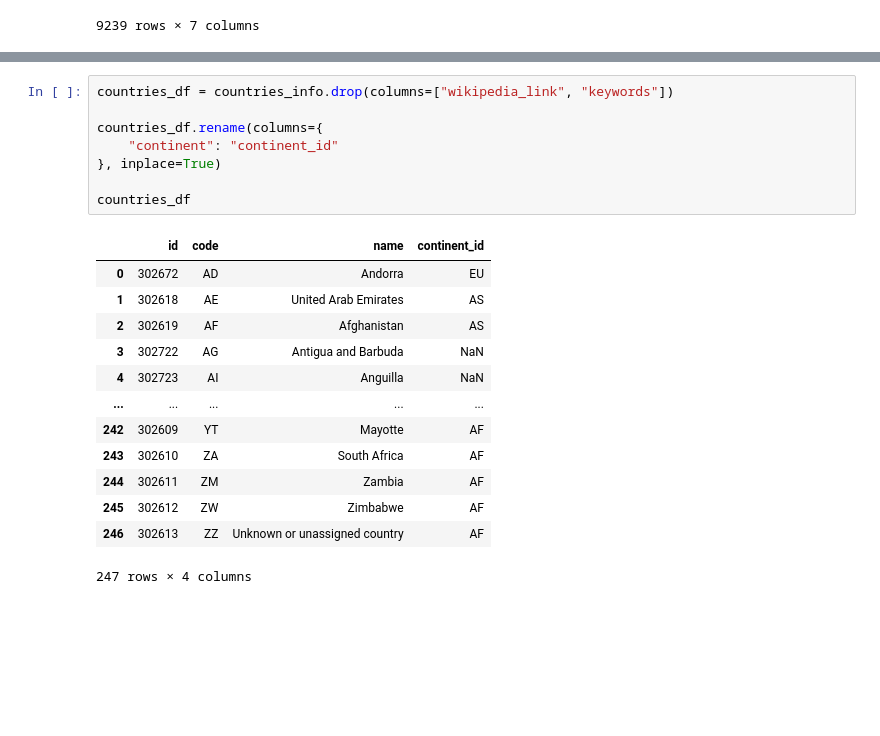
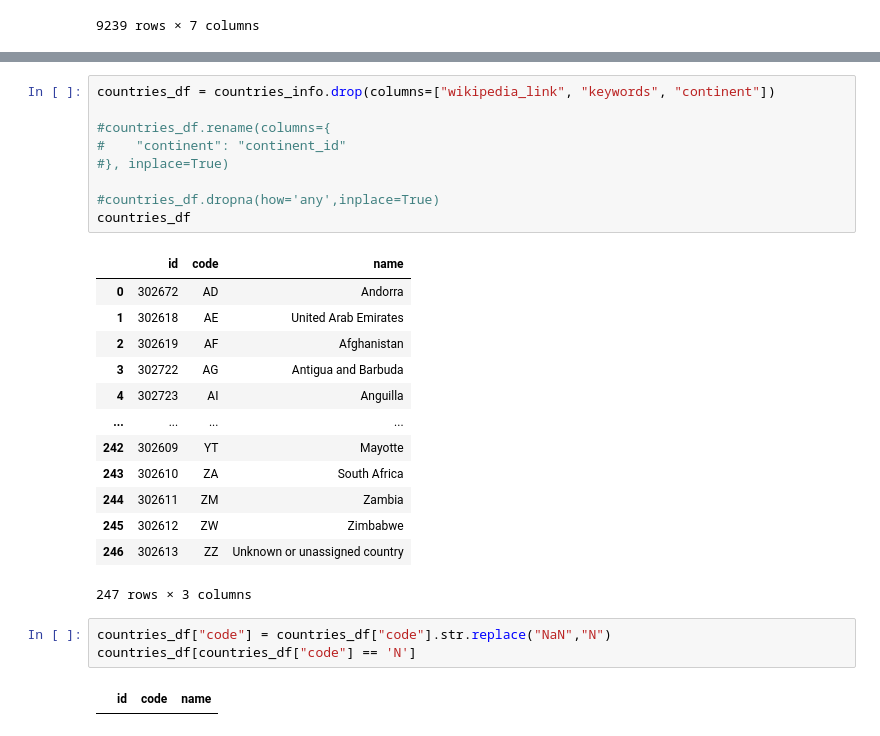
Before and after one commit to pete6184/ETL_Flight_Traffic_Info, a Jupyter notebook: Untitled.ipynb, the cells around one changed output, grey strips where cells are left out. Cells and saved outputs as stored; diff of their text form; blank space fills up the shorter version.

```diff
--- a/Untitled.ipynb
+++ b/Untitled.ipynb
@@ -80,22 +94,28 @@ new_customer_location_df.to_sql(name='customer_location', con=engine, if_exists=
 # %%
-countries_df = countries_info.drop(columns=["wikipedia_link", "keywords"])
+countries_df = countries_info.drop(columns=["wikipedia_link", "keywords", "continent"])
 
-countries_df.rename(columns={
-    "continent": "continent_id"
-}, inplace=True)
+#countries_df.rename(columns={
+#    "continent": "continent_id"
+#}, inplace=True)
 
+#countries_df.dropna(how='any',inplace=True)
 countries_df
 # %% [output]
-|  | id | code | name | continent_id |
-| 0 | 302672 | AD | Andorra | EU |
-| 1 | 302618 | AE | United Arab Emirates | AS |
-| 2 | 302619 | AF | Afghanistan | AS |
-| 3 | 302722 | AG | Antigua and Barbuda | NaN |
-| 4 | 302723 | AI | Anguilla | NaN |
-| ... | ... | ... | ... | ... |
-| 242 | 302609 | YT | Mayotte | AF |
-| 243 | 302610 | ZA | South Africa | AF |
-| 244 | 302611 | ZM | Zambia | AF |
-| 245 | 302612 | ZW | Zimbabwe | AF |
-| 246 | 302613 | ZZ | Unknown or unassigned country | AF |
+|  | id | code | name |
+| 0 | 302672 | AD | Andorra |
+| 1 | 302618 | AE | United Arab Emirates |
+| 2 | 302619 | AF | Afghanistan |
+| 3 | 302722 | AG | Antigua and Barbuda |
+| 4 | 302723 | AI | Anguilla |
+| ... | ... | ... | ... |
+| 242 | 302609 | YT | Mayotte |
+| 243 | 302610 | ZA | South Africa |
+| 244 | 302611 | ZM | Zambia |
+| 245 | 302612 | ZW | Zimbabwe |
+| 246 | 302613 | ZZ | Unknown or unassigned country |
-247 rows × 4 columns
+247 rows × 3 columns
+# %%
+countries_df["code"] = countries_df["code"].str.replace("NaN","N")
+countries_df[countries_df["code"] == 'N']
+# %% [output]
+|  | id | code | name |
```
Also changed, not shown: parts of 6 cells of this notebook.
